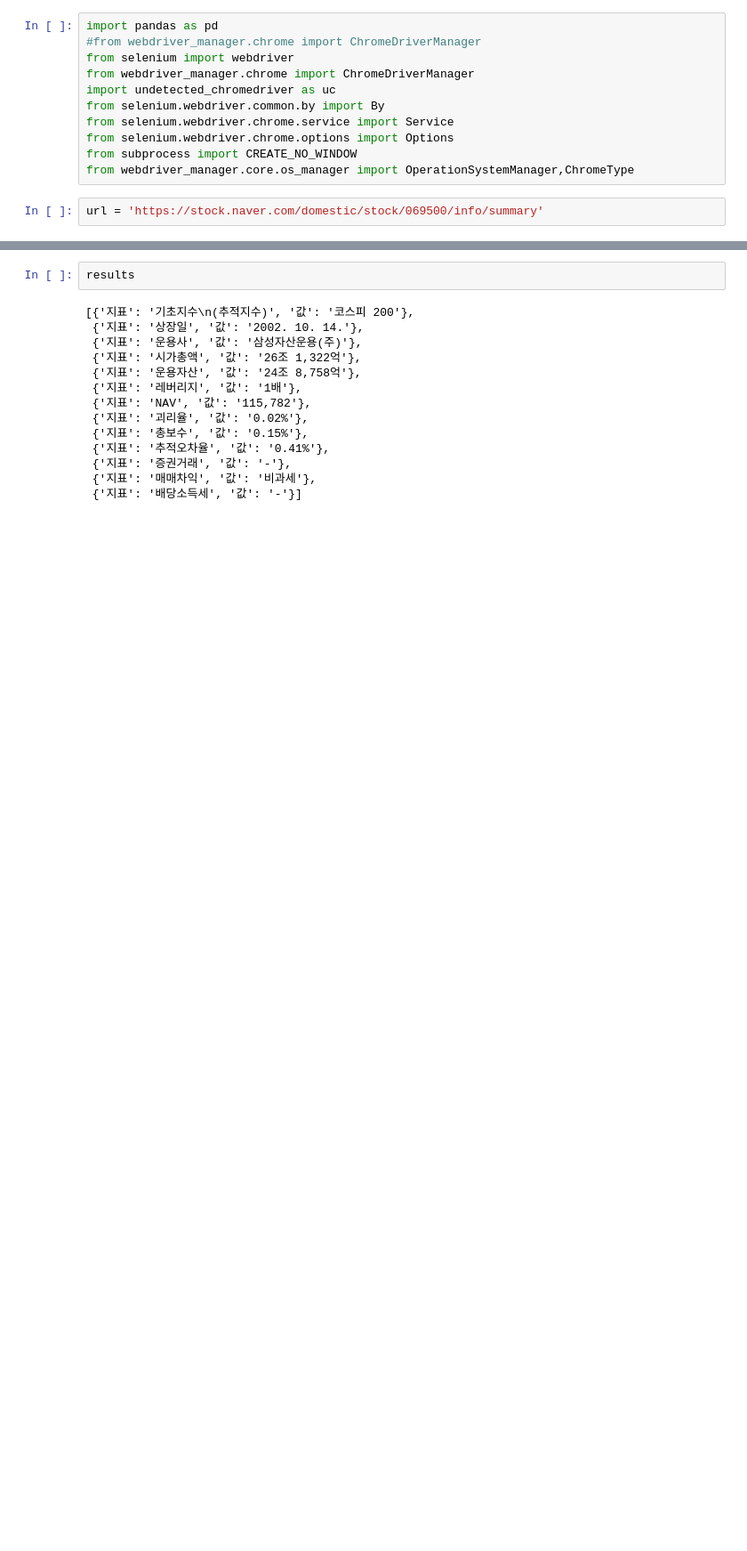
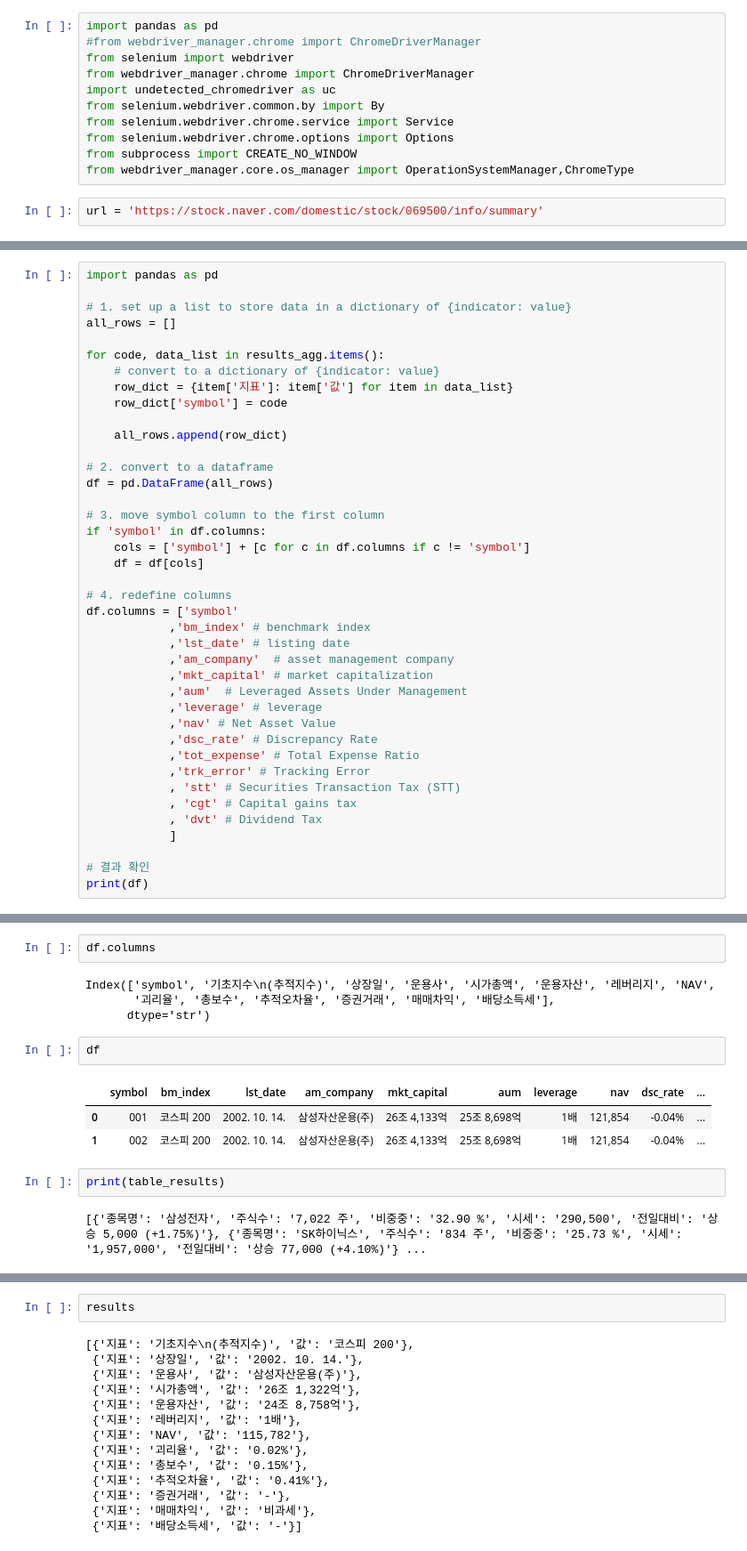
Before and after one commit to nathan-ghk/fin-kg, a Jupyter notebook: test_scapy.ipynb, the cells around one changed output, grey strips where cells are left out. Shown at 89% size. Saved outputs shown, nothing was run; the diff lists cells and outputs as text; blank space fills up the shorter version.

```diff
--- a/test_scapy.ipynb
+++ b/test_scapy.ipynb
@@ -121,0 +134,40 @@ chrome browser version : 14, chrome dirver version : 14
+# %%
+import pandas as pd
+
+# 1. set up a list to store data in a dictionary of {indicator: value}
+all_rows = []
+
+for code, data_list in results_agg.items():
+    # convert to a dictionary of {indicator: value}
+    row_dict = {item['지표']: item['값'] for item in data_list}
+    row_dict['symbol'] = code
+
+    all_rows.append(row_dict)
+
+# 2. convert to a dataframe
+df = pd.DataFrame(all_rows)
+
+# 3. move symbol column to the first column
+if 'symbol' in df.columns:
+    cols = ['symbol'] + [c for c in df.columns if c != 'symbol']
+    df = df[cols]
+
+# 4. redefine columns
+df.columns = ['symbol'
+            ,'bm_index' # benchmark index
+            ,'lst_date' # listing date
+            ,'am_company'  # asset management company
+            ,'mkt_capital' # market capitalization
+            ,'aum'  # Leveraged Assets Under Management
+            ,'leverage' # leverage
+            ,'nav' # Net Asset Value
+            ,'dsc_rate' # Discrepancy Rate
+            ,'tot_expense' # Total Expense Ratio
+            ,'trk_error' # Tracking Error
+            , 'stt' # Securities Transaction Tax (STT)
+            , 'cgt' # Capital gains tax
+            , 'dvt' # Dividend Tax
+            ]
+
+# 결과 확인
+print(df)
@@ -121,0 +182,16 @@ chrome browser version : 14, chrome dirver version : 14
+# %%
+df.columns
+# %% [output]
+Index(['symbol', '기초지수\n(추적지수)', '상장일', '운용사', '시가총액', '운용자산', '레버리지', 'NAV',
+       '괴리율', '총보수', '추적오차율', '증권거래', '매매차익', '배당소득세'],
+      dtype='str')
+# %%
+df
+# %% [output]
+|  | symbol | bm_index | lst_date | am_company | mkt_capital | aum | leverage | nav | dsc_rate | ... |
+| 0 | 001 | 코스피 200 | 2002. 10. 14. | 삼성자산운용(주) | 26조 4,133억 | 25조 8,698억 | 1배 | 121,854 | -0.04% | ... |
+| 1 | 002 | 코스피 200 | 2002. 10. 14. | 삼성자산운용(주) | 26조 4,133억 | 25조 8,698억 | 1배 | 121,854 | -0.04% | ... |
+# %%
+print(table_results)
+# %% [output]
+[{'종목명': '삼성전자', '주식수': '7,022 주', '비중중': '32.90 %', '시세': '290,500', '전일대비': '상승 5,000 (+1.75%)'}, {'종목명': 'SK하이닉스', '주식수': '834 주', '비중중': '25.73 %', '시세': '1,957,000', '전일대비': '상승 77,000 (+4.10%)'} ...
```
Also changed, not shown: parts of 15 cells of this notebook, 15 other files.
